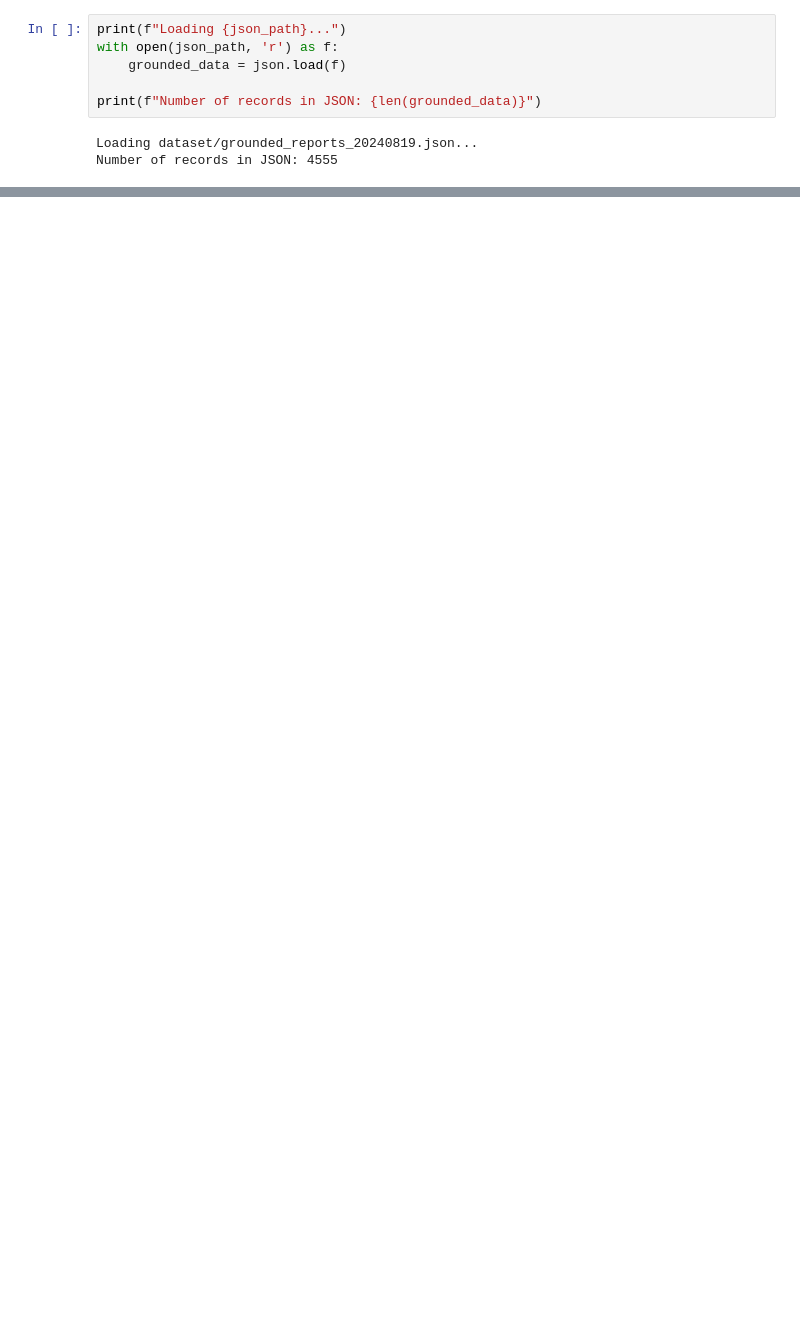
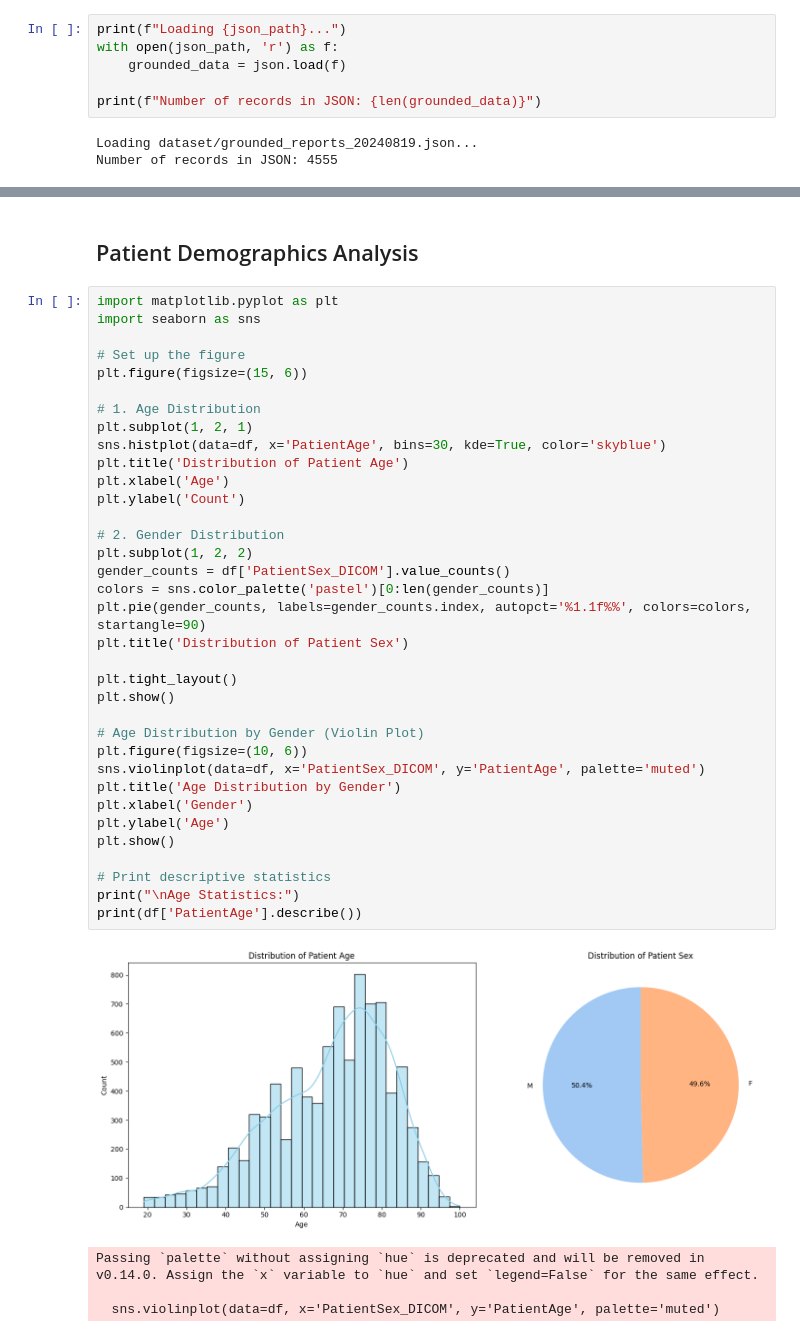
Before and after one commit to furkan-uzmez/PadChest-GR, a Jupyter notebook: analysis.ipynb, the cells around one changed output, grey strips where cells are left out. Cells and saved outputs as stored; diff of their text form; blank space fills up the shorter version.

```diff
--- a/analysis.ipynb
+++ b/analysis.ipynb
@@ -93,0 +225,42 @@ Join analysis or further exploration can be done here.
+# %% [markdown]
+## Patient Demographics Analysis
+# %%
+import matplotlib.pyplot as plt
+import seaborn as sns
+
+# Set up the figure
+plt.figure(figsize=(15, 6))
+
+# 1. Age Distribution
+plt.subplot(1, 2, 1)
+sns.histplot(data=df, x='PatientAge', bins=30, kde=True, color='skyblue')
+plt.title('Distribution of Patient Age')
+plt.xlabel('Age')
+plt.ylabel('Count')
+
+# 2. Gender Distribution
+plt.subplot(1, 2, 2)
+gender_counts = df['PatientSex_DICOM'].value_counts()
+colors = sns.color_palette('pastel')[0:len(gender_counts)]
+plt.pie(gender_counts, labels=gender_counts.index, autopct='%1.1f%%', colors=colors, startangle=90)
+plt.title('Distribution of Patient Sex')
+
+plt.tight_layout()
+plt.show()
+
+# Age Distribution by Gender (Violin Plot)
+plt.figure(figsize=(10, 6))
+sns.violinplot(data=df, x='PatientSex_DICOM', y='PatientAge', palette='muted')
+plt.title('Age Distribution by Gender')
+plt.xlabel('Gender')
+plt.ylabel('Age')
+plt.show()
+
+# Print descriptive statistics
+print("\nAge Statistics:")
+print(df['PatientAge'].describe())
+# %% [output]
+[figure, added]
+Passing `palette` without assigning `hue` is deprecated and will be removed in v0.14.0. Assign the `x` variable to `hue` and set `legend=False` for the same effect.
+
+  sns.violinplot(data=df, x='PatientSex_DICOM', y='PatientAge', palette='muted')
```
Also changed, not shown: parts of 21 cells of this notebook, 3 other files.
